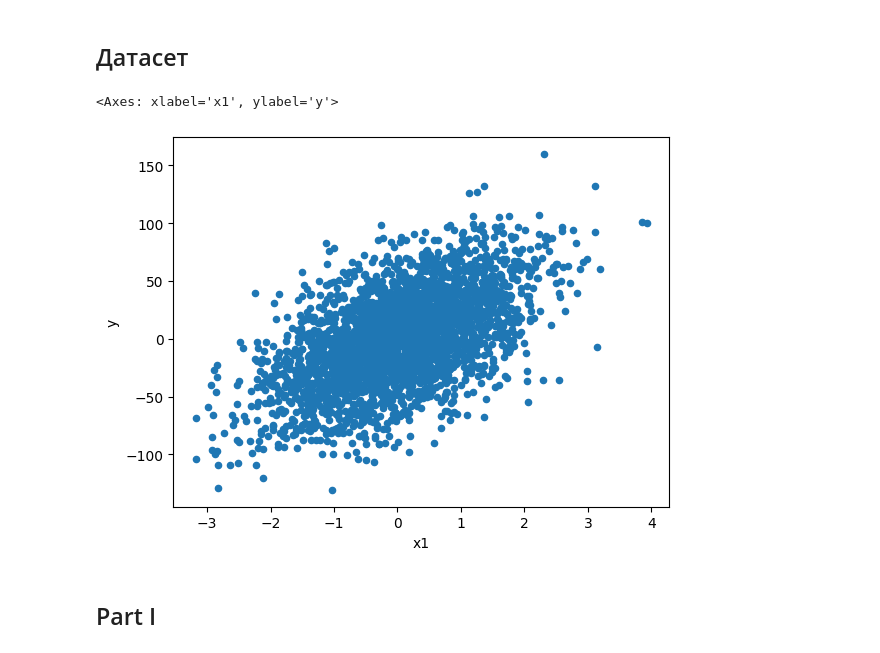
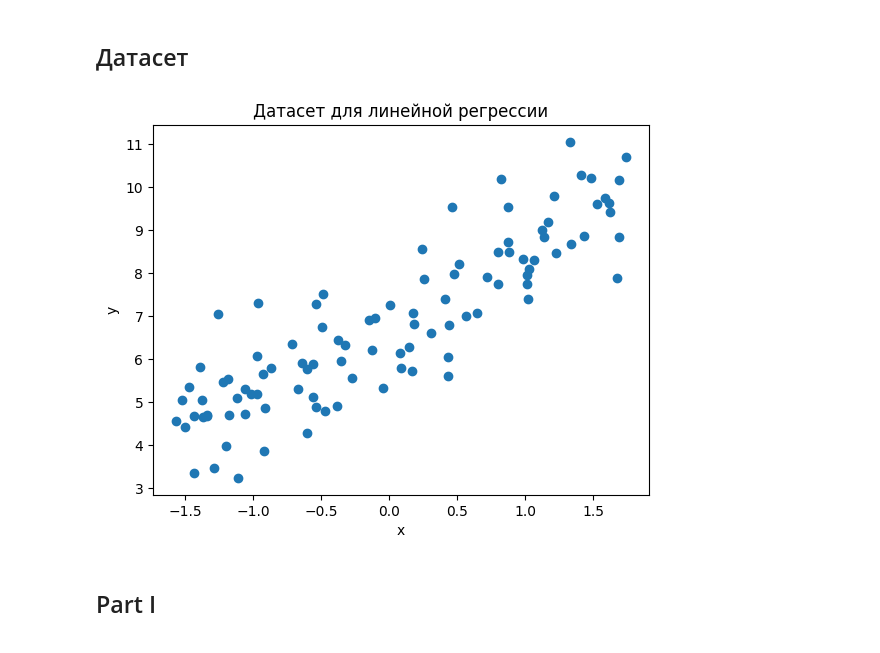
Before and after one commit to mibrgmv/ml, a Jupyter notebook: dropout_batchnorm.ipynb, the cells around one changed output. Cells and saved outputs as stored; diff of their text form; code cells hidden in the pictures.

```diff
--- a/dropout_batchnorm.ipynb
+++ b/dropout_batchnorm.ipynb
@@ -27,14 +28,23 @@ import torch.optim as optim
 from torch.utils.data import DataLoader, TensorDataset
 # %% [markdown]
 ## Датасет
-# %%
-X, y = make_regression(n_samples=3000, n_features=5, noise=1, random_state=42)
-df = pd.DataFrame(X, columns=['x1', 'x2'])
-df['y'] = y
-df.plot(x='x1', y='y', kind='scatter')
-# %% [output]
-<Axes: xlabel='x1', ylabel='y'>
-[figure, removed]
+# %%
+np.random.seed(42)
+X = 2 * np.random.rand(100, 1)
+y = 4 + 3 * X + np.random.randn(100, 1)
+
+scaler = StandardScaler()
+X_scaled = scaler.fit_transform(X)
+
+df = pd.DataFrame({'x': X_scaled.flatten(), 'y': y.flatten()})
+
+plt.scatter(df['x'], df['y'])
+plt.title('Датасет для линейной регрессии')
+plt.xlabel('x')
+plt.ylabel('y')
+plt.show()
+# %% [output]
+[figure, added]
 # %%
 X_tensor = torch.tensor(X, dtype=torch.float32)
 y_tensor = torch.tensor(y, dtype=torch.float32).view(-1, 1)
```
Also changed, not shown: parts of 6 cells of this notebook.
